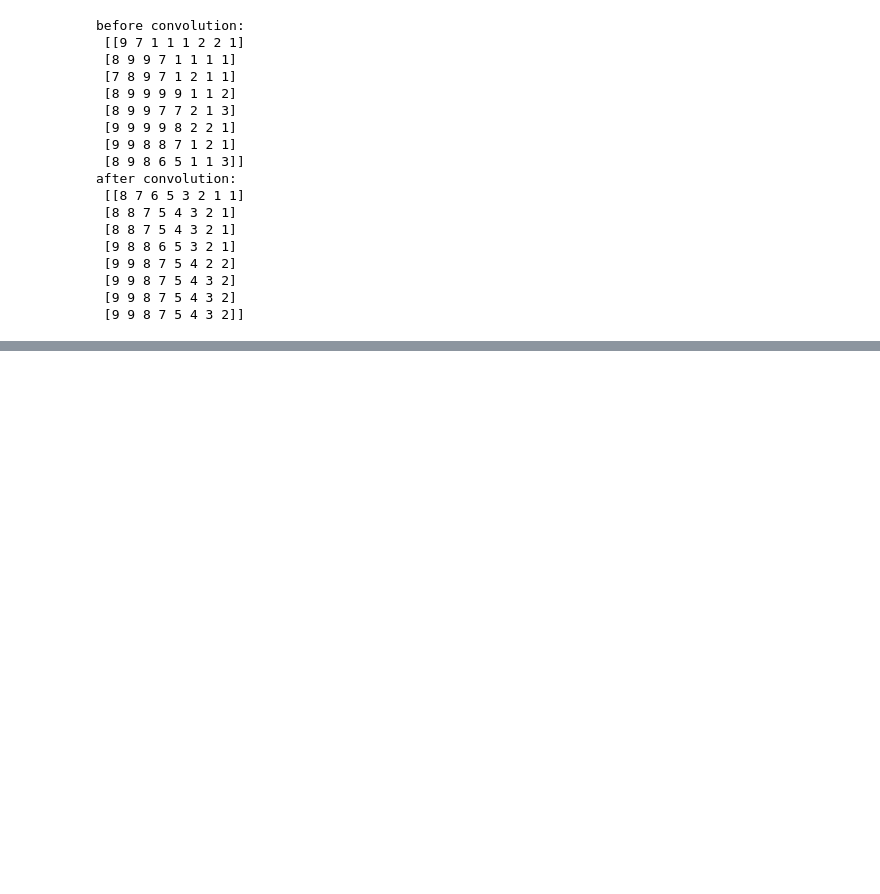
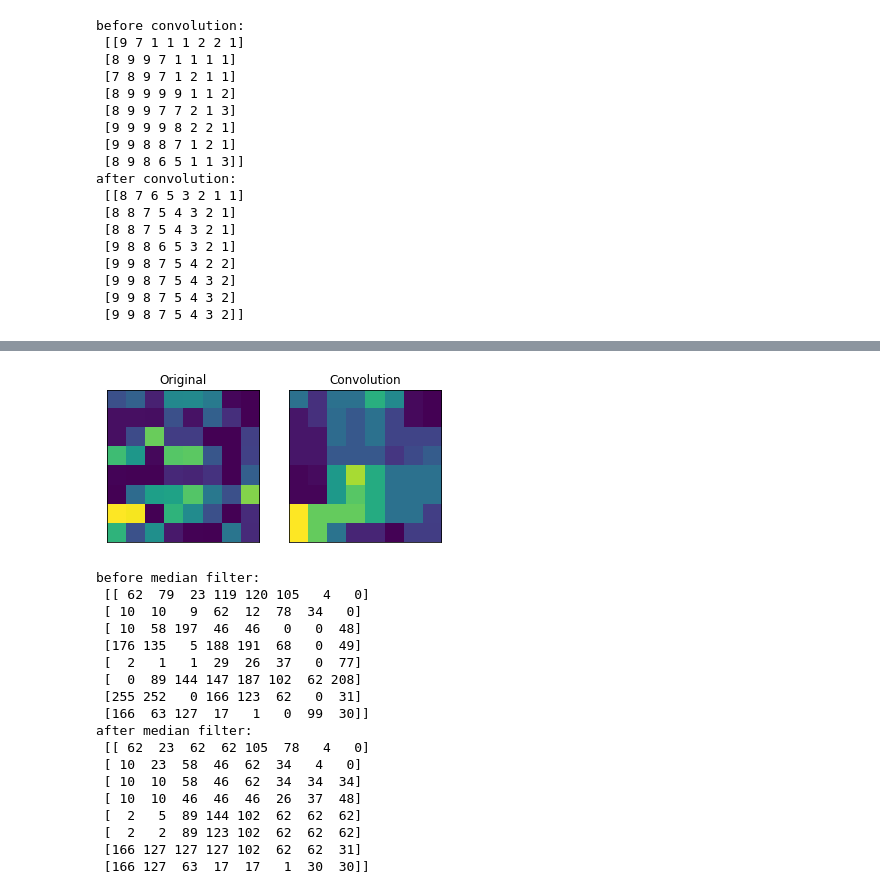
Before and after one commit to ndthien98/LTU15, a Jupyter notebook: 20201/image-processing/baitap_xla.ipynb, the cells around one changed output, grey strips where cells are left out. Drawn from its saved outputs; the diff is of its cells as text; code cells hidden in the pictures; blank space fills up the shorter version.

```diff
--- a/20201/image-processing/baitap_xla.ipynb
+++ b/20201/image-processing/baitap_xla.ipynb
@@ -235,0 +311,31 @@ after convolution:
+# %%
+x1_median_blue = cv2.medianBlur(x1,3)
+
+plt.subplot(121),plt.imshow(x1),plt.title('Original')
+plt.xticks([]), plt.yticks([])
+
+plt.subplot(122),plt.imshow(x1_median_blue),plt.title('Convolution')
+plt.xticks([]), plt.yticks([])
+plt.show()
+print('before median filter: \n',x1)
+print('after median filter: \n',x1_median_blue)
+# %% [output]
+[figure, added]
+before median filter:
+ [[ 62  79  23 119 120 105   4   0]
+ [ 10  10   9  62  12  78  34   0]
+ [ 10  58 197  46  46   0   0  48]
+ [176 135   5 188 191  68   0  49]
+ [  2   1   1  29  26  37   0  77]
+ [  0  89 144 147 187 102  62 208]
+ [255 252   0 166 123  62   0  31]
+ [166  63 127  17   1   0  99  30]]
+after median filter:
+ [[ 62  23  62  62 105  78   4   0]
+ [ 10  23  58  46  62  34   4   0]
+ [ 10  10  58  46  62  34  34  34]
+ [ 10  10  46  46  46  26  37  48]
+ [  2   5  89 144 102  62  62  62]
+ [  2   2  89 123 102  62  62  62]
+ [166 127 127 127 102  62  62  31]
+ [166 127  63  17  17   1  30  30]]
```
Also changed, not shown: parts of 9 cells of this notebook, 48 other files.
